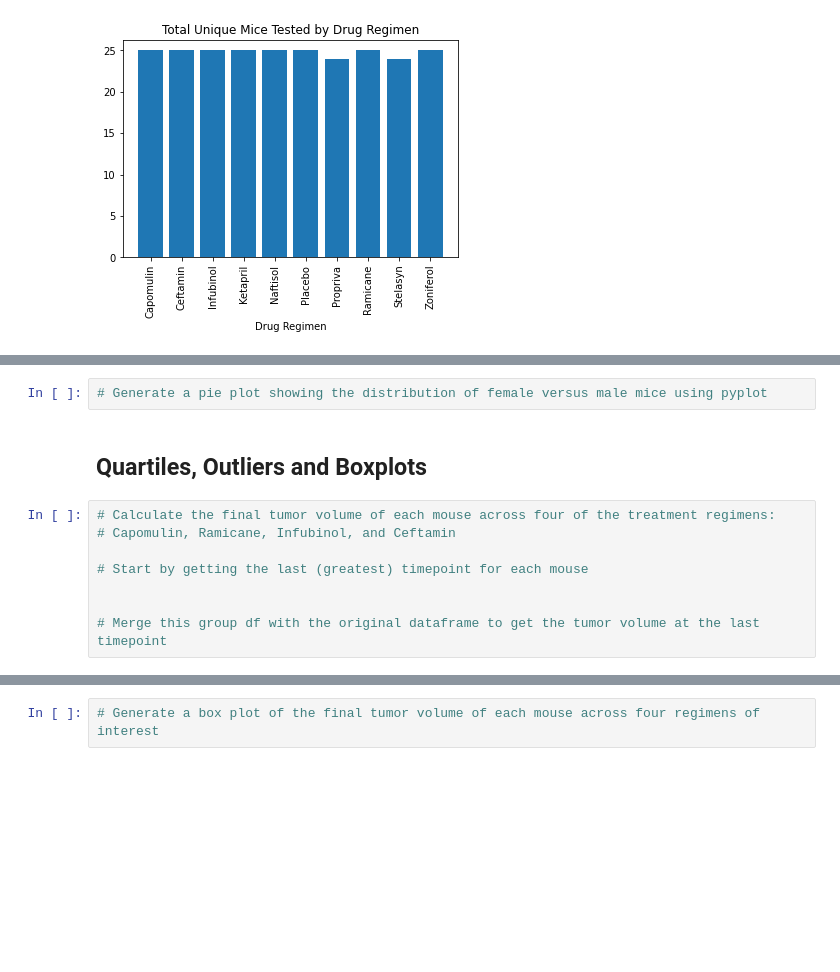
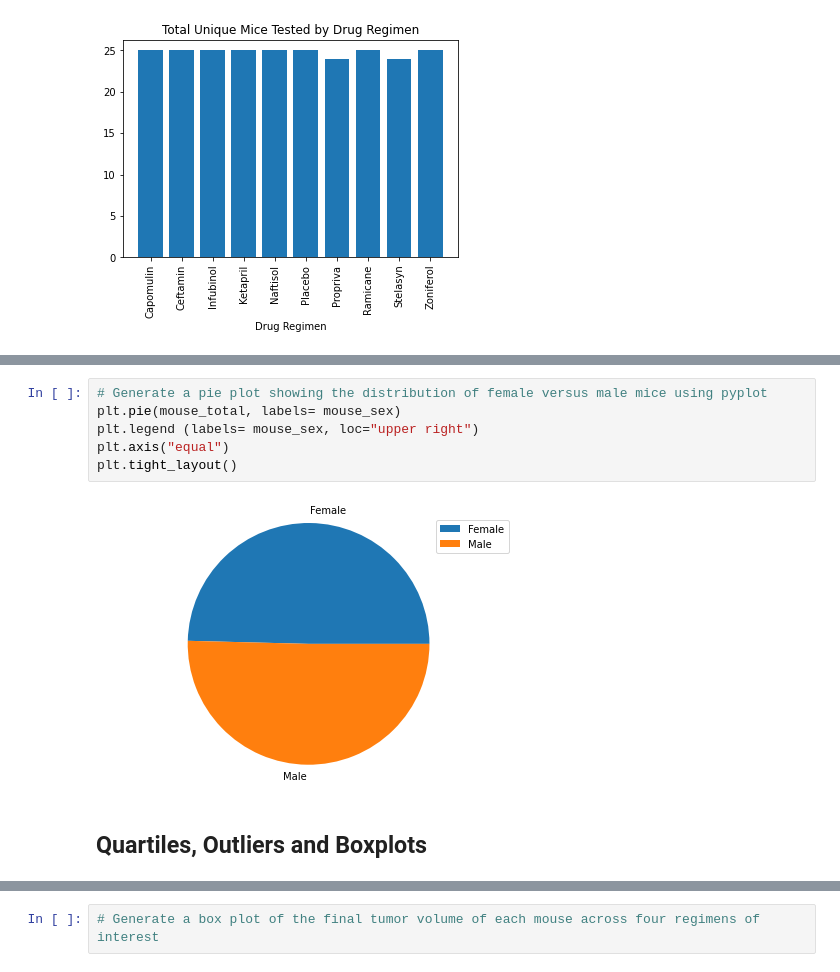
Before and after one commit to miaisrael/matplotlib-challenge, a Jupyter notebook: Pymaceuticals/pymaceuticals_starter.ipynb, the cells around one changed output, grey strips where cells are left out. Drawn from its saved outputs; the diff is of its cells as text; blank space fills up the shorter version.

```diff
--- a/Pymaceuticals/pymaceuticals_starter.ipynb
+++ b/Pymaceuticals/pymaceuticals_starter.ipynb
@@ -182,12 +203,10 @@ Text(0.5, 1.0, 'Total Unique Mice Tested by Drug Regimen')
 # %%
 # Generate a pie plot showing the distribution of female versus male mice using pyplot
+plt.pie(mouse_total, labels= mouse_sex)
+plt.legend (labels= mouse_sex, loc="upper right")
+plt.axis("equal")
+plt.tight_layout()
+# %% [output]
+[figure, added]
 # %% [markdown]
 ## Quartiles, Outliers and Boxplots
-# %%
-# Calculate the final tumor volume of each mouse across four of the treatment regimens:
-# Capomulin, Ramicane, Infubinol, and Ceftamin
-
-# Start by getting the last (greatest) timepoint for each mouse
-
-
-# Merge this group df with the original dataframe to get the tumor volume at the last timepoint
```
Also changed, not shown: parts of 14 cells of this notebook.
